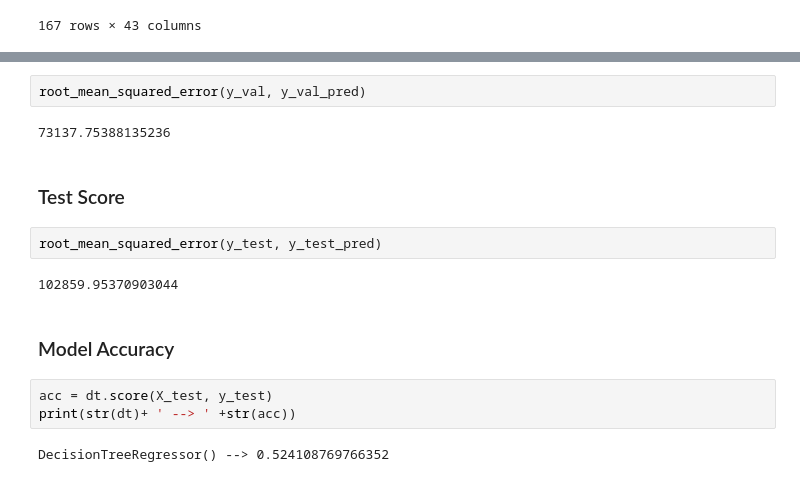
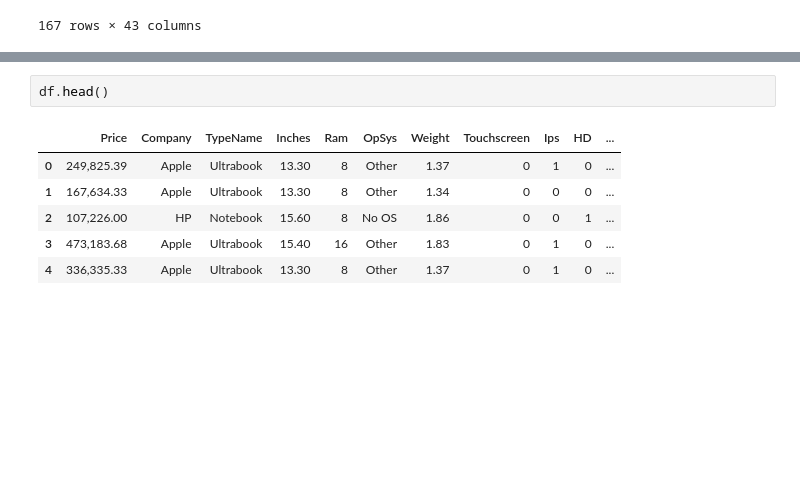
Before and after one commit to Ddasunsandeepa/laptop_price_predictor_project, a Jupyter notebook: notebooks/FC212036_Dileesha/DecisionTree.ipynb, the cells around one changed output, grey strips where cells are left out. Saved outputs shown, nothing was run; the diff lists cells and outputs as text; blank space fills up the shorter version.

```diff
--- a/notebooks/FC212036_Dileesha/DecisionTree.ipynb
+++ b/notebooks/FC212036_Dileesha/DecisionTree.ipynb
@@ -804,17 +790,9 @@ from sklearn.metrics import root_mean_squared_error
-# %%
-root_mean_squared_error(y_val, y_val_pred)
-# %% [output]
-73137.75388135236
-# %% [markdown]
-### Test Score
-# %%
-root_mean_squared_error(y_test, y_test_pred)
-# %% [output]
-102859.95370903044
-# %% [markdown]
-### Model Accuracy
-# %%
-acc = dt.score(X_test, y_test)
-print(str(dt)+ ' --> ' +str(acc))
-# %% [output]
-DecisionTreeRegressor() --> 0.524108769766352
+# %%
+df.head()
+# %% [output]
+|  | Price | Company | TypeName | Inches | Ram | OpSys | Weight | Touchscreen | Ips | HD | ... |
+| 0 | 249,825.39 | Apple | Ultrabook | 13.30 | 8 | Other | 1.37 | 0 | 1 | 0 | ... |
+| 1 | 167,634.33 | Apple | Ultrabook | 13.30 | 8 | Other | 1.34 | 0 | 0 | 0 | ... |
+| 2 | 107,226.00 | HP | Notebook | 15.60 | 8 | No OS | 1.86 | 0 | 0 | 1 | ... |
+| 3 | 473,183.68 | Apple | Ultrabook | 15.40 | 16 | Other | 1.83 | 0 | 1 | 0 | ... |
+| 4 | 336,335.33 | Apple | Ultrabook | 13.30 | 8 | Other | 1.37 | 0 | 1 | 0 | ... |
```
Also changed, not shown: parts of 10 cells of this notebook, 3 other files.
